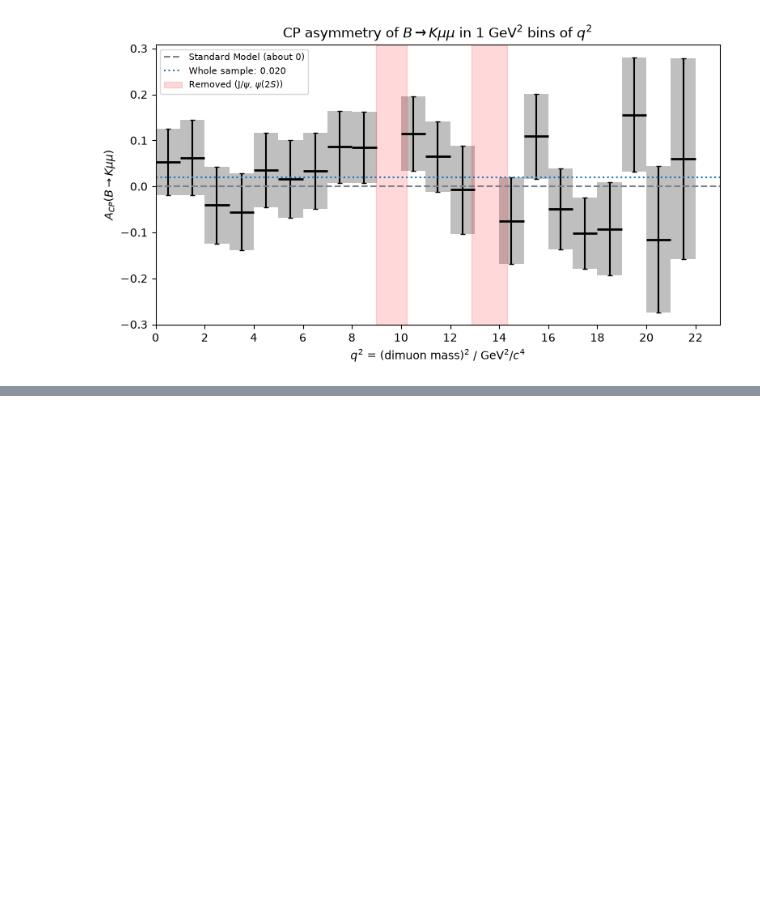
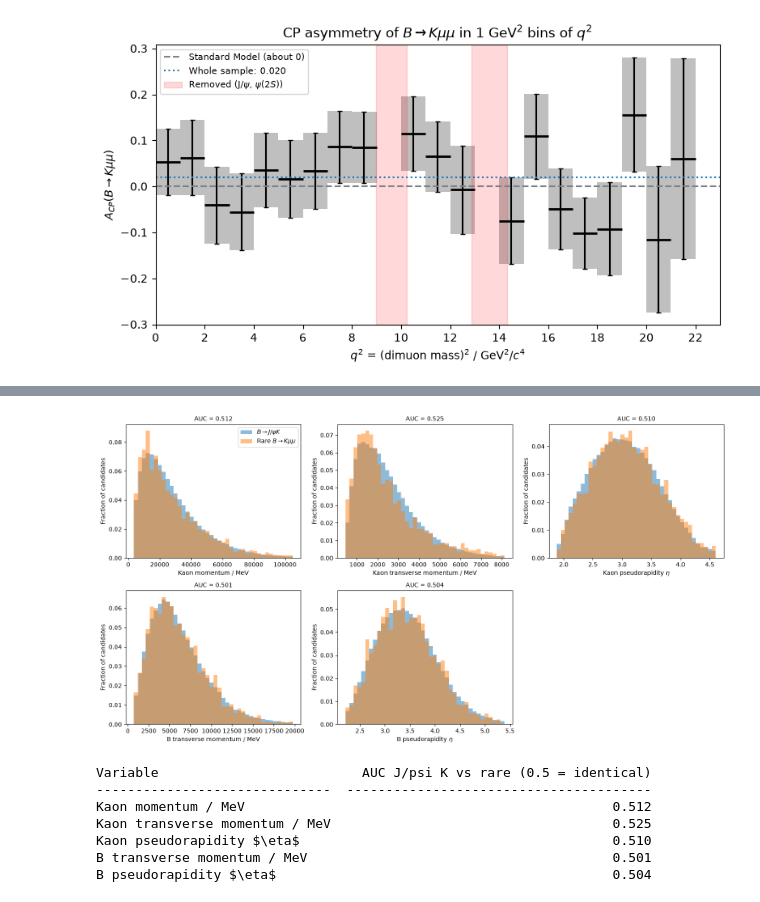
Before and after one commit to kamil-magom/kamil-sahrid-y3-cycle1-lab, a Jupyter notebook: sahrid/workbook.ipynb, the cells around one changed output, grey strips where cells are left out. Cells and saved outputs as stored; diff of their text form; code cells hidden in the pictures; blank space fills up the shorter version.

```diff
--- a/sahrid/workbook.ipynb
+++ b/sahrid/workbook.ipynb
@@ -2024,0 +2140,44 @@ plt.show()
+# %%
+def pseudorapidity(p, pz):
+    return 0.5 * np.log((p + pz) / (p - pz))
+
+jpsi_window = jpsi_k_sample & in_peak     #B -> J/psi K candidates in the B-mass peak window
+rare_window = rare_sample & in_peak       #rare-decay candidates in the B-mass peak window
+
+kinematics = {
+    'Kaon momentum / MeV':            data['Kaon magnitude of momentum'],
+    'Kaon transverse momentum / MeV': data['Kaon magnitude of momentum transverse to beam'],
+    r'Kaon pseudorapidity $\eta$':    pseudorapidity(data['Kaon magnitude of momentum'], data['Kaon 4-momentum z component']),
+    'B transverse momentum / MeV':    data['B magnitude of momentum transverse to beam'],
+    r'B pseudorapidity $\eta$':       pseudorapidity(data['B magnitude of momentum'], data['B 4-momentum z component']),
+}
+
+fig, axes = plt.subplots(2, 3, figsize=(15, 8))
+kinematics_auc = {}
+for ax, (label, values) in zip(axes.flat, kinematics.items()):
+    jpsi_values, rare_values = values[jpsi_window].to_numpy(), values[rare_window].to_numpy()
+    auc = roc_auc_score(np.r_[np.ones(len(jpsi_values)), np.zeros(len(rare_values))], np.r_[jpsi_values, rare_values])
+    kinematics_auc[label] = max(auc, 1 - auc)
+
+    lo, hi = np.percentile(np.r_[jpsi_values, rare_values], [0.5, 99.5])
+    edges = np.linspace(lo, hi, 41)
+    ax.hist(jpsi_values, bins=edges, weights=np.full(len(jpsi_values), 1 / len(jpsi_values)), alpha=0.5, label=r'$B \to J/\psi K$')
+    ax.hist(rare_values, bins=edges, weights=np.full(len(rare_values), 1 / len(rare_values)), alpha=0.5, label=r'Rare $B \to K \mu\mu$')
+    ax.set_xlabel(label)
+    ax.set_ylabel('Fraction of candidates')
+    ax.set_title(f'AUC = {kinematics_auc[label]:.3f}', fontsize=10)
+axes.flat[0].legend()
+axes.flat[-1].set_visible(False)
+fig.tight_layout()
+plt.show()
+
+print(tabulate(kinematics_auc.items(), headers=['Variable', 'AUC J/psi K vs rare (0.5 = identical)'], floatfmt='.3f'))
+# %% [output]
+[figure, added]
+Variable                          AUC J/psi K vs rare (0.5 = identical)
+------------------------------  ---------------------------------------
+Kaon momentum / MeV                                               0.512
+Kaon transverse momentum / MeV                                    0.525
+Kaon pseudorapidity $\eta$                                        0.510
+B transverse momentum / MeV                                       0.501
+B pseudorapidity $\eta$                                           0.504
```
Also changed, not shown: parts of 13 cells of this notebook.
